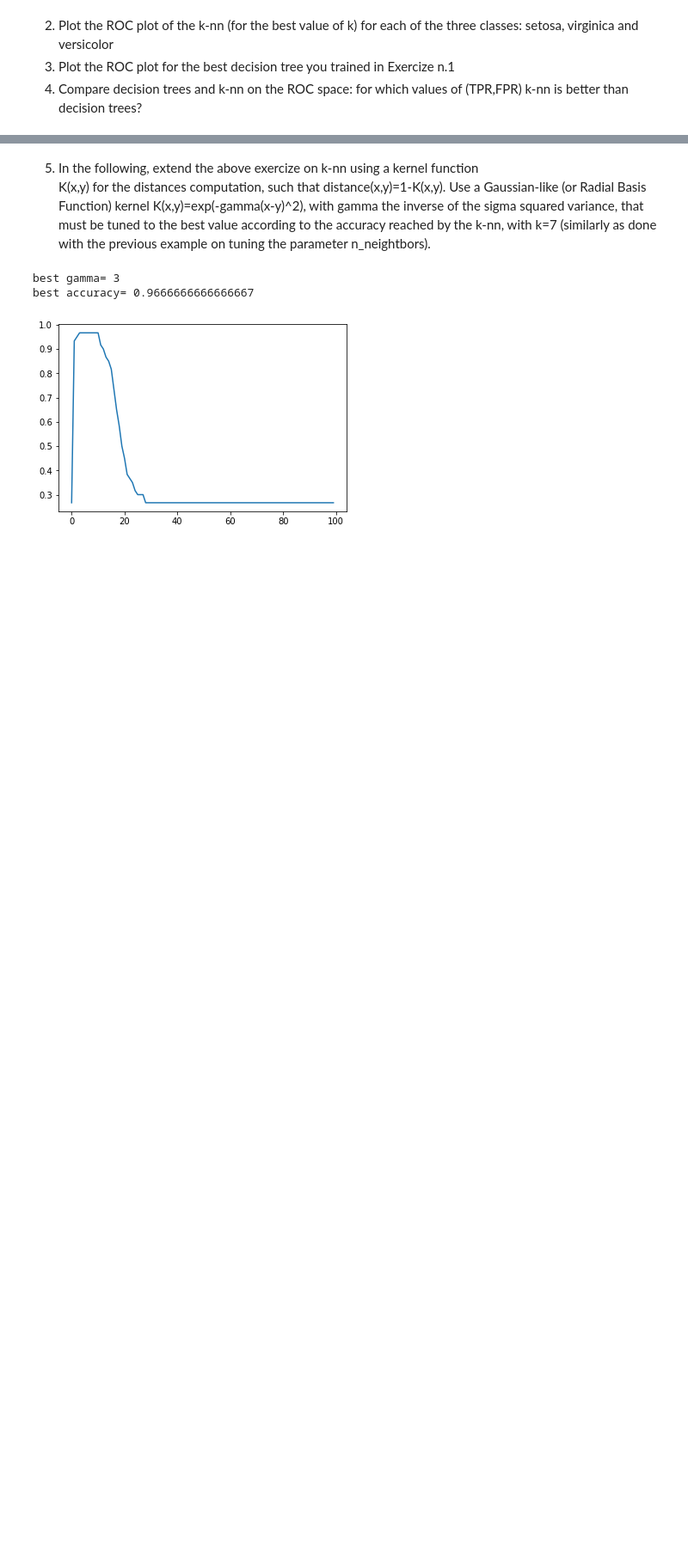
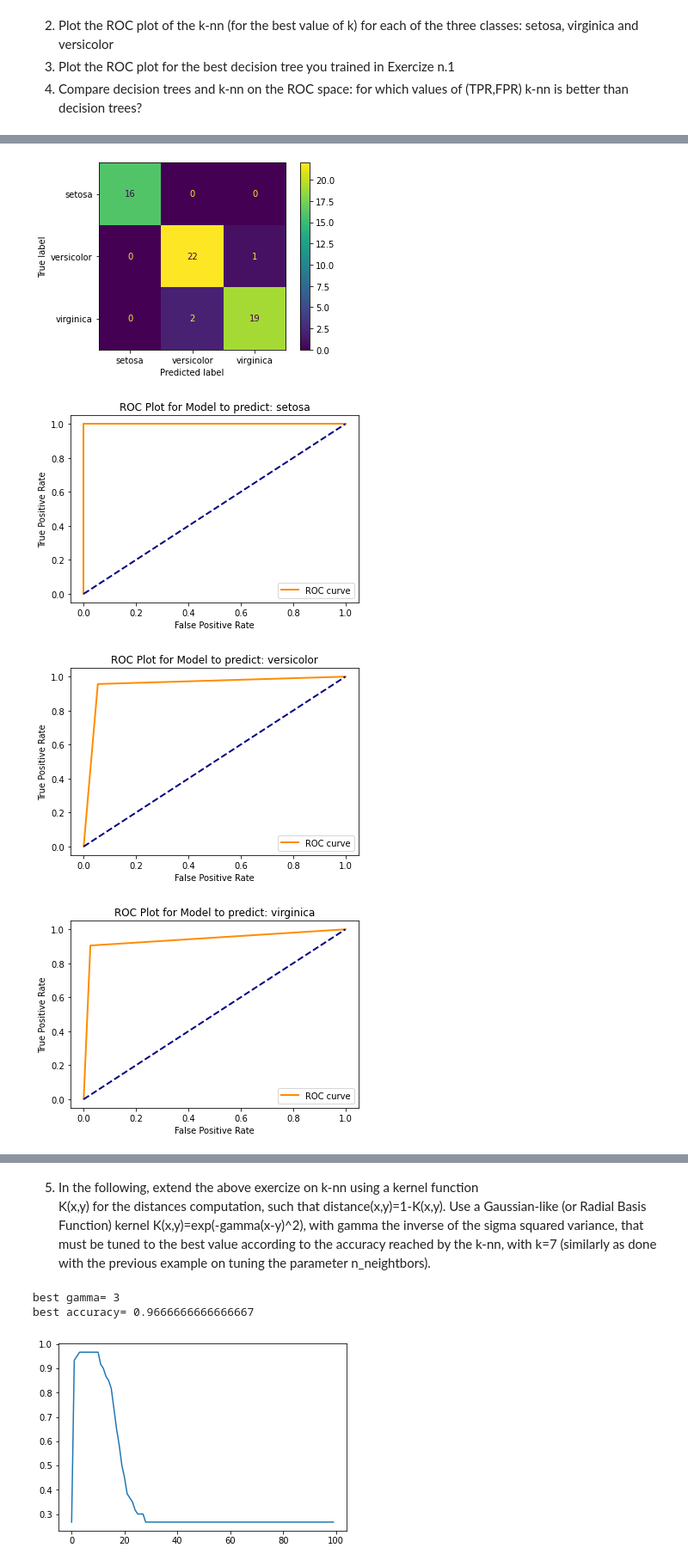
Before and after one commit to AlbertoCampini/AAUT, a Jupyter notebook: classification_iris_knn_aa_21_22.ipynb, the cells around one changed output, grey strips where cells are left out. Shown: that part at 86% size. Cells and saved outputs as stored; diff of their text form; code cells hidden in the pictures; blank space fills up the shorter version.

```diff
--- a/classification_iris_knn_aa_21_22.ipynb
+++ b/classification_iris_knn_aa_21_22.ipynb
@@ -425,0 +380,65 @@ fig.show()
+# %%
+import numpy as np
+from sklearn.datasets import load_iris
+from sklearn import tree
+import matplotlib.pyplot as plt
+from sklearn.metrics import confusion_matrix, ConfusionMatrixDisplay
+from sklearn.metrics import roc_curve, auc
+from sklearn.preprocessing import label_binarize
+
+
+iris = load_iris()
+
+
+np.random.seed(0)
+indices = np.random.permutation(len(iris.data))
+#splitto il mio dataset
+X_train, X_test, y_train, y_test = train_test_split(iris.data, iris.target, test_size=0.4, random_state=0)
+
+clf = tree.DecisionTreeClassifier(criterion="entropy",random_state=300,min_samples_leaf=1,class_weight={0:1,1:21,2:11},max_depth=20, min_impurity_decrease=0)
+clf = clf.fit(X_train, y_train)
+
+predictions = clf.predict(X_test)
+cm = confusion_matrix(y_test, predictions, labels=clf.classes_)
+
+disp = ConfusionMatrixDisplay(confusion_matrix=cm,display_labels=iris.target_names)
+disp.plot()
+plt.show()
+
+predictions = clf.predict(X_test)
+for class_index in range(3):
+  elaborated_y_test=[]
+  elaborated_y_predict=[]
+
+  for index,elem in enumerate(y_test):
+      if(elem==class_index):
+        elaborated_y_test.append(1)
+      else:
+        elaborated_y_test.append(0)
+      if(predictions[index]==class_index):
+        elaborated_y_predict.append(1)
+      else:
+        elaborated_y_predict.append(0)
+
+  fpr, tpr, _ = roc_curve(elaborated_y_test, elaborated_y_predict)
+  plt.figure()
+  plt.plot(
+      fpr,
+      tpr,
+      color="darkorange",
+      lw=2,
+      label="ROC curve" ,
+  )
+  plt.plot([0, 1], [0, 1], color="navy", lw=2, linestyle="--")
+  #plt.xlim([0.0, 1.0])
+  #plt.ylim([0.0, 1.05])
+  plt.xlabel("False Positive Rate")
+  plt.ylabel("True Positive Rate")
+  plt.legend(loc="lower right")
+  plt.title("ROC Plot for Model to predict: "+iris.target_names[class_index])
+  plt.show()
+# %% [output]
+[figure, added]
+[figure, added]
+[figure, added]
+[figure, added]
```
Also changed, not shown: parts of 7 cells of this notebook.
